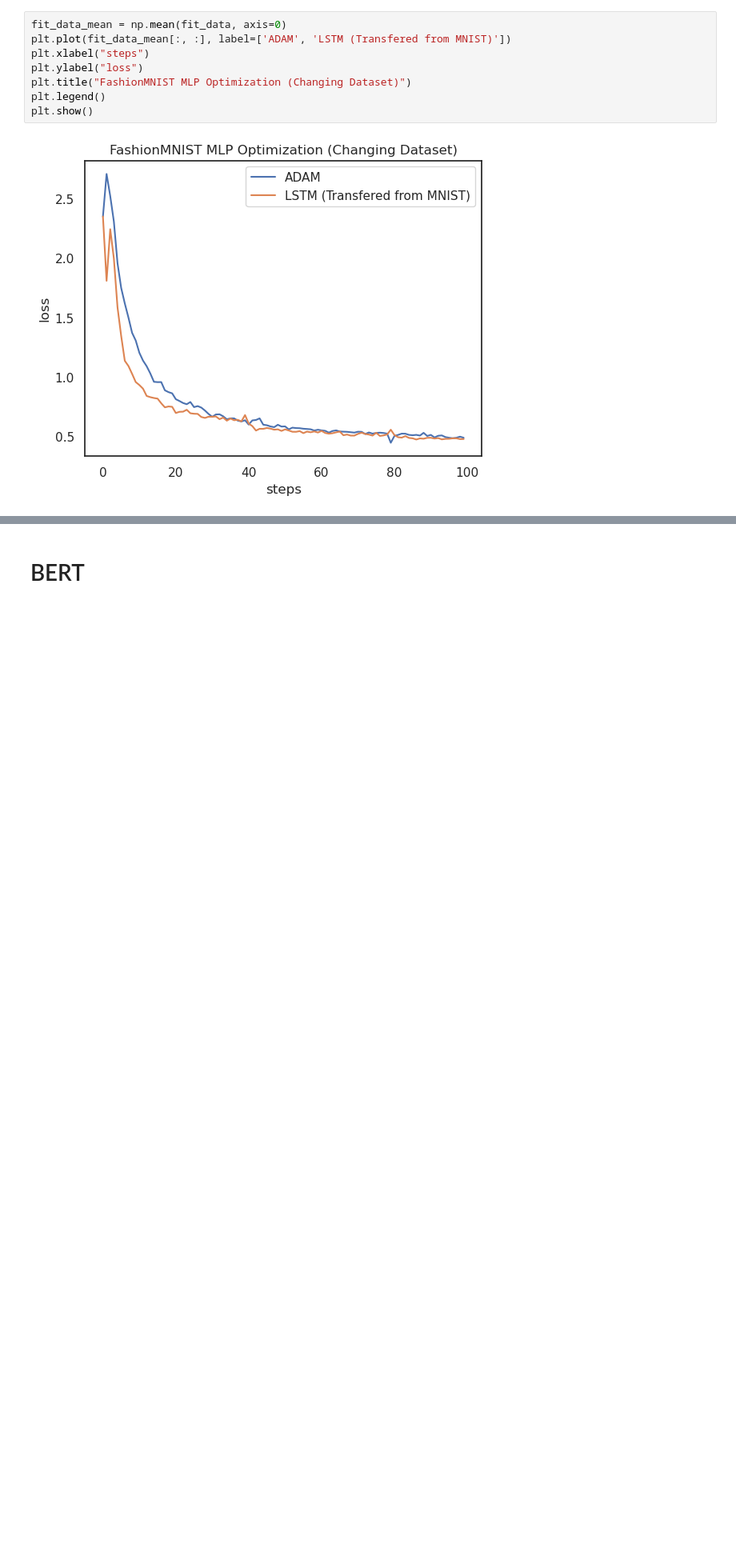
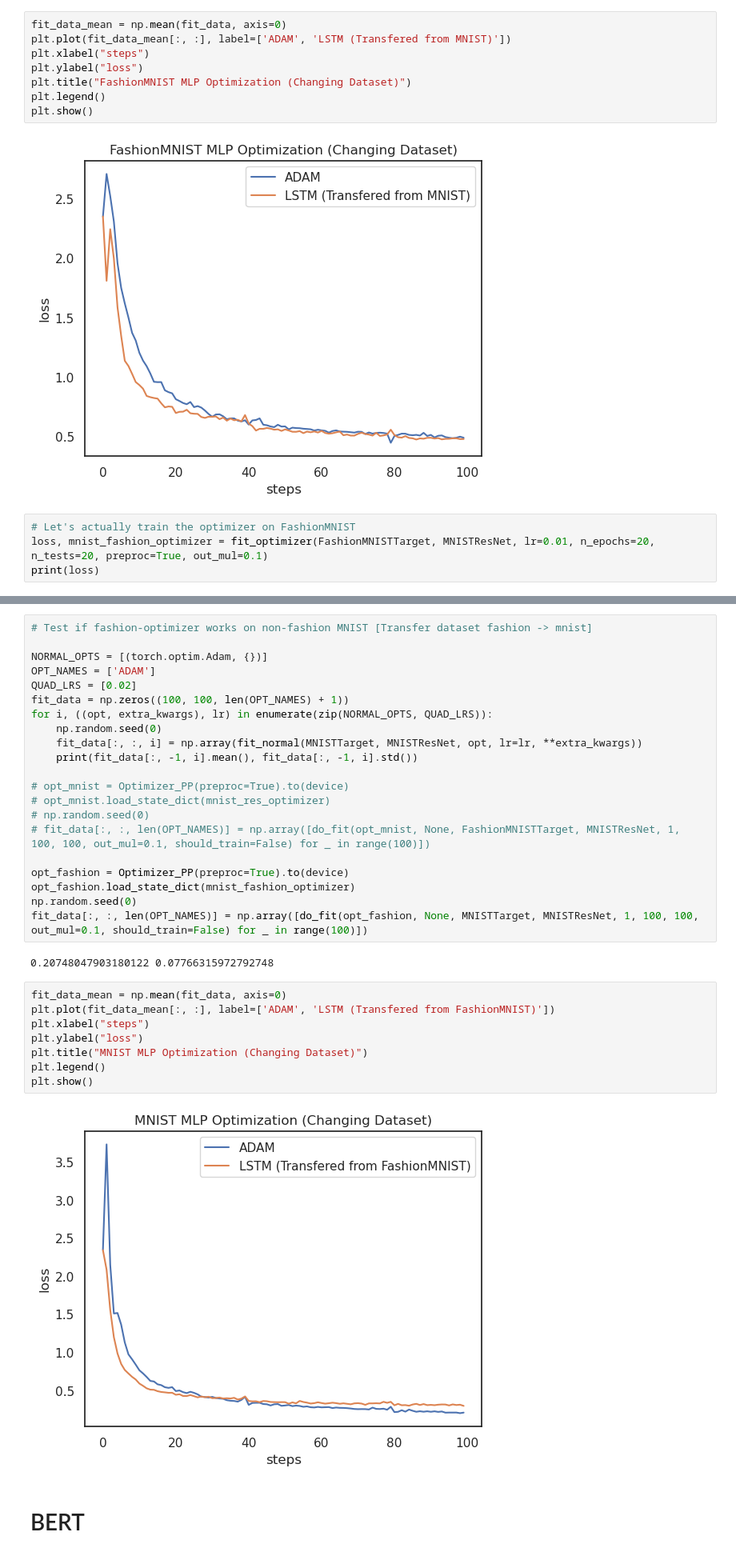
Before and after one commit to dadur604/learning-to-optimize, a Jupyter notebook: 260C_Final_Project_L2O.ipynb, the cells around one changed output, grey strips where cells are left out. Shown at 80% size. Drawn from its saved outputs; the diff is of its cells as text; blank space fills up the shorter version.

Commit message:
Updated notebook with more transfer experiments; added figures

```diff
--- a/260C_Final_Project_L2O.ipynb
+++ b/260C_Final_Project_L2O.ipynb
@@ -872,3 +837,7 @@ plt.legend()
 plt.show()
 # %% [output]
 [figure]
+# %%
+# Let's actually train the optimizer on FashionMNIST
+loss, mnist_fashion_optimizer = fit_optimizer(FashionMNISTTarget, MNISTResNet, lr=0.01, n_epochs=20, n_tests=20, preproc=True, out_mul=0.1)
+print(loss)
@@ -875,3 +864,36 @@ plt.show()
+# %%
+# Test if fashion-optimizer works on non-fashion MNIST [Transfer dataset fashion -> mnist]
+
+NORMAL_OPTS = [(torch.optim.Adam, {})]
+OPT_NAMES = ['ADAM']
+QUAD_LRS = [0.02]
+fit_data = np.zeros((100, 100, len(OPT_NAMES) + 1))
+for i, ((opt, extra_kwargs), lr) in enumerate(zip(NORMAL_OPTS, QUAD_LRS)):
+    np.random.seed(0)
+    fit_data[:, :, i] = np.array(fit_normal(MNISTTarget, MNISTResNet, opt, lr=lr, **extra_kwargs))
+    print(fit_data[:, -1, i].mean(), fit_data[:, -1, i].std())
+
+# opt_mnist = Optimizer_PP(preproc=True).to(device)
+# opt_mnist.load_state_dict(mnist_res_optimizer)
+# np.random.seed(0)
+# fit_data[:, :, len(OPT_NAMES)] = np.array([do_fit(opt_mnist, None, FashionMNISTTarget, MNISTResNet, 1, 100, 100, out_mul=0.1, should_train=False) for _ in range(100)])
+
+opt_fashion = Optimizer_PP(preproc=True).to(device)
+opt_fashion.load_state_dict(mnist_fashion_optimizer)
+np.random.seed(0)
+fit_data[:, :, len(OPT_NAMES)] = np.array([do_fit(opt_fashion, None, MNISTTarget, MNISTResNet, 1, 100, 100, out_mul=0.1, should_train=False) for _ in range(100)])
+# %% [output]
+0.20748047903180122 0.07766315972792748
+# %%
+fit_data_mean = np.mean(fit_data, axis=0)
+plt.plot(fit_data_mean[:, :], label=['ADAM', 'LSTM (Transfered from FashionMNIST)'])
+plt.xlabel("steps")
+plt.ylabel("loss")
+plt.title("MNIST MLP Optimization (Changing Dataset)")
+plt.legend()
+plt.show()
+# %% [output]
+[figure, added]
 # %% [markdown]
 # BERT
 # %%
```
Also changed, not shown: parts of 5 cells of this notebook, 8 other files.
